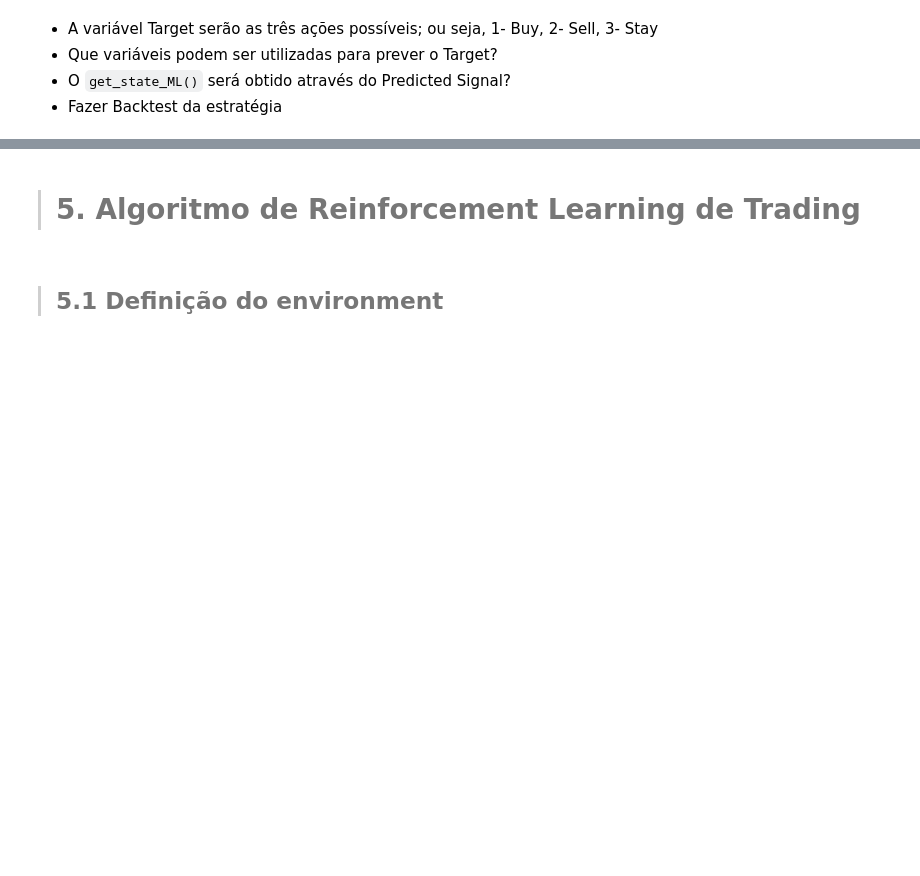
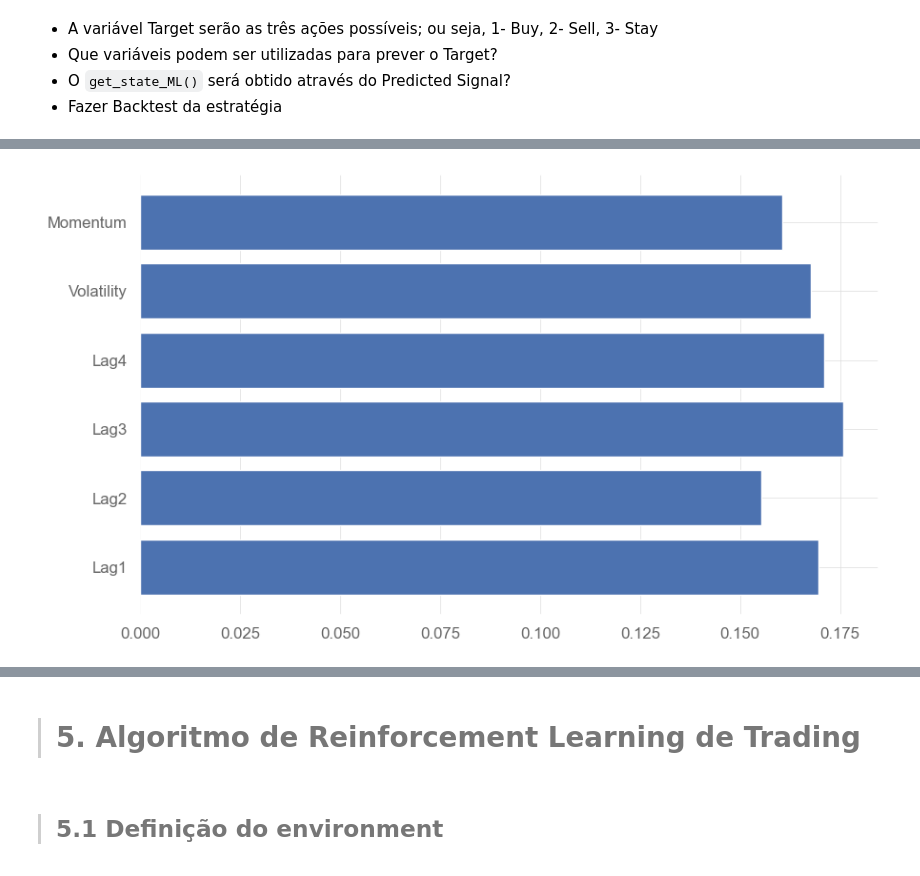
Before and after one commit to JoniFB03/OEOD, a Jupyter notebook: notebooks/Projeto_OEOD-Grupo7.ipynb, the cells around one changed output, grey strips where cells are left out. Cells and saved outputs as stored; diff of their text form; code cells hidden in the pictures; blank space fills up the shorter version.

```diff
--- a/notebooks/Projeto_OEOD-Grupo7.ipynb
+++ b/notebooks/Projeto_OEOD-Grupo7.ipynb
@@ -875,0 +938,7 @@ y_pred = model.predict(X_test)
+# %%
+importances = best_model.feature_importances_
+feature_names = X.columns
+plt.barh(feature_names, importances)
+plt.show()
+# %% [output]
+[figure, added]
```
Also changed, not shown: parts of 24 cells of this notebook.
